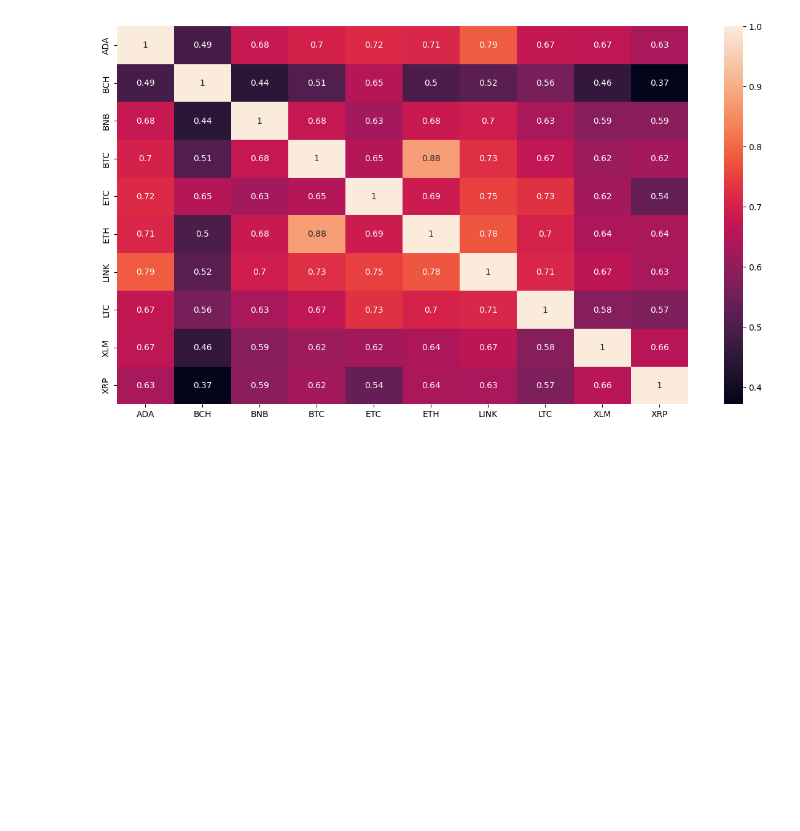
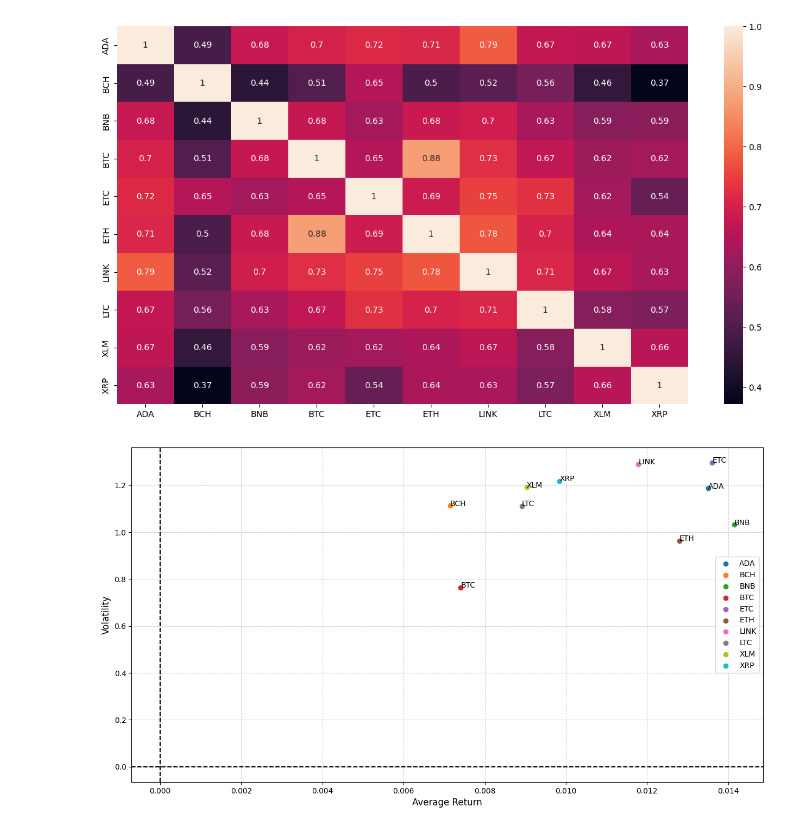
Before and after one commit to grazulisedgars/Python, a Jupyter notebook: chapter7.ipynb, the cells around one changed output. Saved outputs shown, nothing was run; the diff lists cells and outputs as text; code cells hidden in the pictures; blank space fills up the shorter version.

```diff
--- a/chapter7.ipynb
+++ b/chapter7.ipynb
@@ -180,4 +180,36 @@ sns.heatmap(df_pct.loc['2023-04':].corr(), annot=True)
 <Axes: >
 [figure]
 # %%
-# Video till 41:48 min
+# Analysis of Average Returns and Volatility
+
+# Creating empty lists where we are going to store the data
+mean_return_list = []
+volatility_list =[]
+
+temp_data = df_pct.loc[:] #here we can set the timeframe we want to check we identified df_pct higher above that gives % change
+#temp_data = df_pct.loc["2022"]
+
+fig, ax =plt.subplots(figsize=(15,8))
+
+#loops through our temporary data we set up higher
+for col in temp_data.columns:
+    mean_return = temp_data[col].mean() * 100 # average price * 100 to get a percentage
+    volatility = temp_data[col].std() * 100 # standard deviation, spread between the price. What is average spread around that mean
+    mean_return_list.append(mean_return) # with this line we fill mean_return_list (empty list) we stated above
+    volatility_list.append(volatility) # same princip here
+
+    ax.text(mean_return, volatility, col) # col here stands for the name of cryptocurrency. text only puts a text next to the dot
+    ax.scatter(mean_return, volatility, label=col) # .scatter places those dots in their respective places. label =col can be seen on right hand side. Box with all the titles
+
+ax.grid(True, linestyle='--', alpha=0.6)
+ax.axvline(0, color='black', linestyle='--')
+ax.axhline(0, color='black', linestyle='--')
+
+ax.set_xlabel('Average Return', fontsize=12)
+ax.set_ylabel('Volatility', fontsize=12)
+
+ax.legend()
+
+plt.show()
+# %% [output]
+[figure, added]
```
Also changed, not shown: parts of 5 cells of this notebook.
